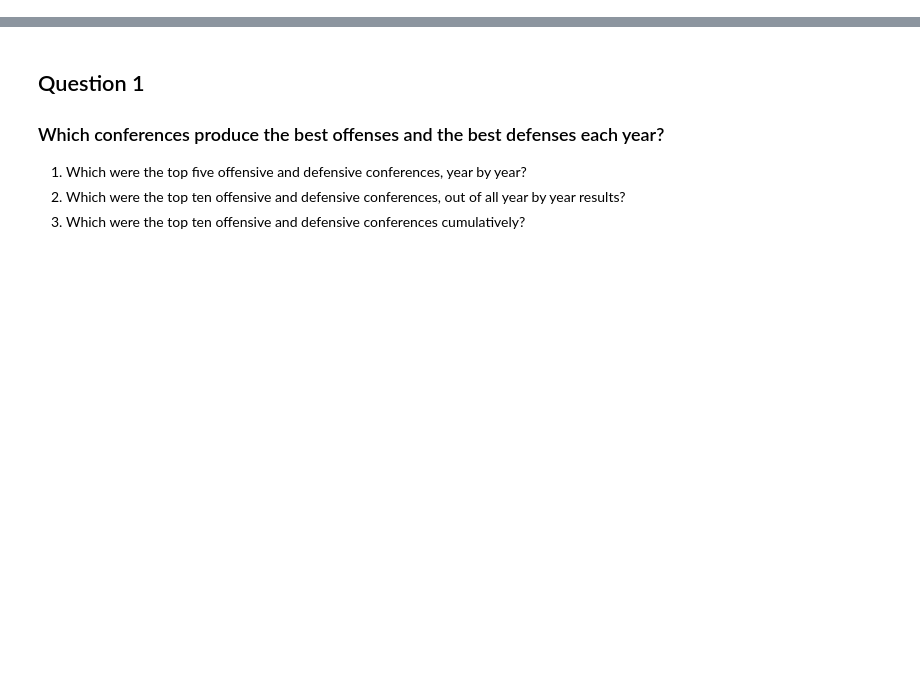
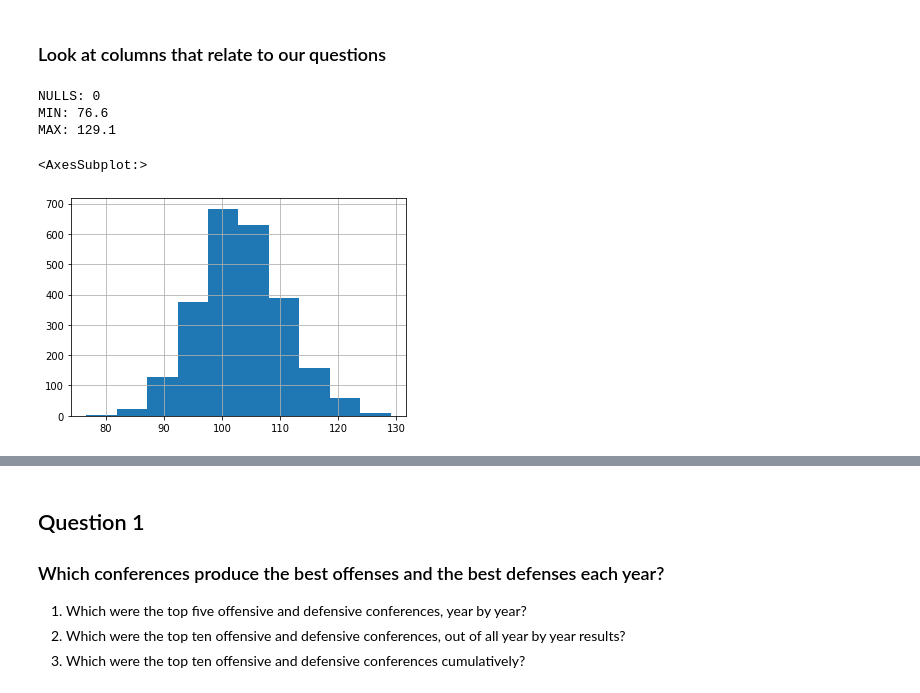
Before and after one commit to DBeick/college-basketball, a Jupyter notebook: main.ipynb, the cells around one changed output, grey strips where cells are left out. Cells and saved outputs as stored; diff of their text form; code cells hidden in the pictures; blank space fills up the shorter version.

```diff
--- a/main.ipynb
+++ b/main.ipynb
@@ -6,0 +59,16 @@ df = pd.read_csv('datasets/cbbAll.csv')
+# %%
+# Make sure all data sets have the same columns and types
+df_list = []
+for i in range(3,10):
+    df_cur = pd.read_csv('datasets/cbb1{0}.csv'.format(i))
+    df_cur['YEAR'] = '201{0}'.format(i)
+    df_list.append(df_cur)
+
+# Use df_13 as baseline. If there are no differences among the data,
+##  then all dtypes are equivalent and val remains True
+
+val = True
+for df in df_list:
+    if df_13.dtypes.all() != df.dtypes.all():
+        val = False
+print(val)
@@ -6,0 +77,7 @@ df = pd.read_csv('datasets/cbbAll.csv')
+# %%
+# Build a large data set to look at aggregates
+
+df_all = pd.concat(df_list)
+
+print('SHAPE:', df_all.shape)
+df_all.head()
@@ -6,0 +93,15 @@ df = pd.read_csv('datasets/cbbAll.csv')
+# %% [markdown]
+### Look at columns that relate to our questions
+# %%
+# Offensive Efficiency characteristics
+joe = df_all['ADJOE']
+print('NULLS:', joe.isna().sum())
+print("MIN:", joe.min())
+print("MAX:", joe.max())
+joe.hist()
+# %% [output]
+NULLS: 0
+MIN: 76.6
+MAX: 129.1
+<AxesSubplot:>
+[figure, added]
```
Also changed, not shown: parts of 23 cells of this notebook.
